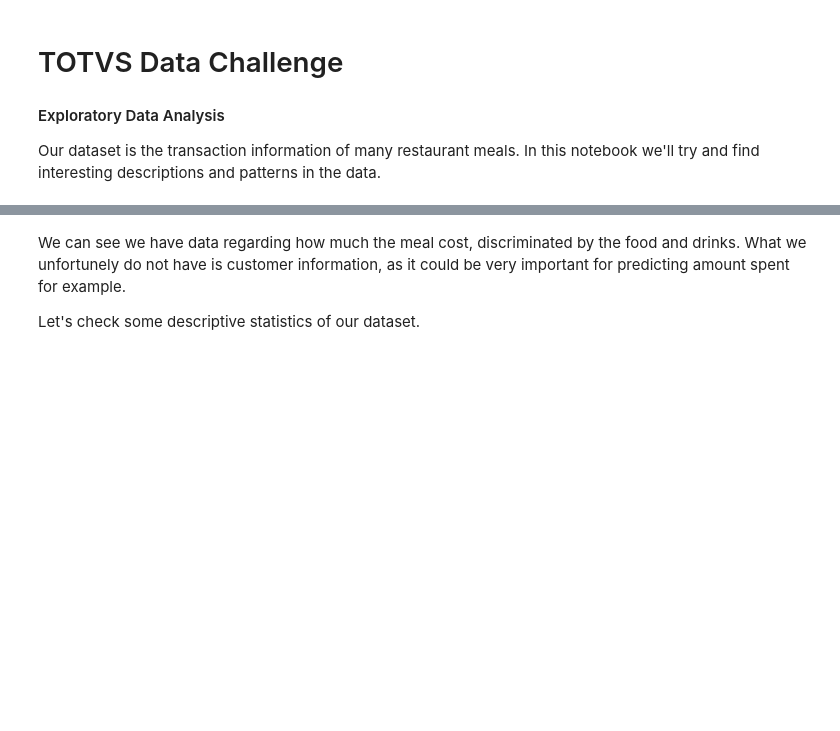
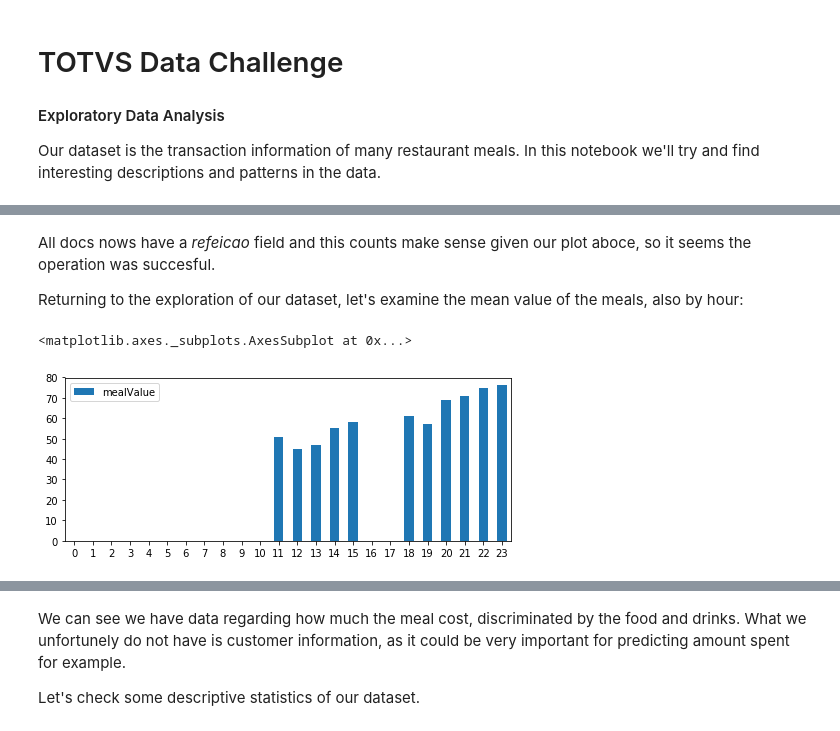
Before and after one commit to pfcor/totvs_datachallenge, a Jupyter notebook: 01_exploratory.ipynb, the cells around one changed output, grey strips where cells are left out. Cells and saved outputs as stored; diff of their text form; code cells hidden in the pictures; blank space fills up the shorter version.

```diff
--- a/01_exploratory.ipynb
+++ b/01_exploratory.ipynb
@@ -43,0 +132,40 @@ for k in doc.keys():
+# %% [markdown]
+All docs nows have a _refeicao_ field and this counts make sense given our plot aboce, so it seems the operation was succesful.
+
+Returning to the exploration of our dataset, let's examine the mean value of the meals, also by hour:
+# %%
+grouping = {
+    '$group': {
+        '_id': {'hour': {'$hour': '$ide.dhEmi'}},
+        'mealValue': {'$avg': '$complemento.valorTotal'}
+    }
+}
+
+projecting = {
+    '$project': {
+        '_id': 0,
+        'hour': '$_id.hour',
+        'mealValue': 1
+    }
+}
+
+sorting = {
+    '$sort': {
+        'hour': 1
+    }
+}
+
+q = sample.aggregate([
+    grouping,
+    projecting,
+    sorting
+])
+
+q = pd.DataFrame(list(q))
+q.set_index('hour', drop=True, inplace=True)
+q = pd.concat([pd.DataFrame(index=range(24)), q], axis=1).fillna(0).astype(int)
+
+q.plot(kind='bar', rot=0, figsize=(8,3))
+# %% [output]
+<matplotlib.axes._subplots.AxesSubplot at 0x...>
+[figure, added]
```
Also changed, not shown: parts of 17 cells of this notebook, 1 other file.
